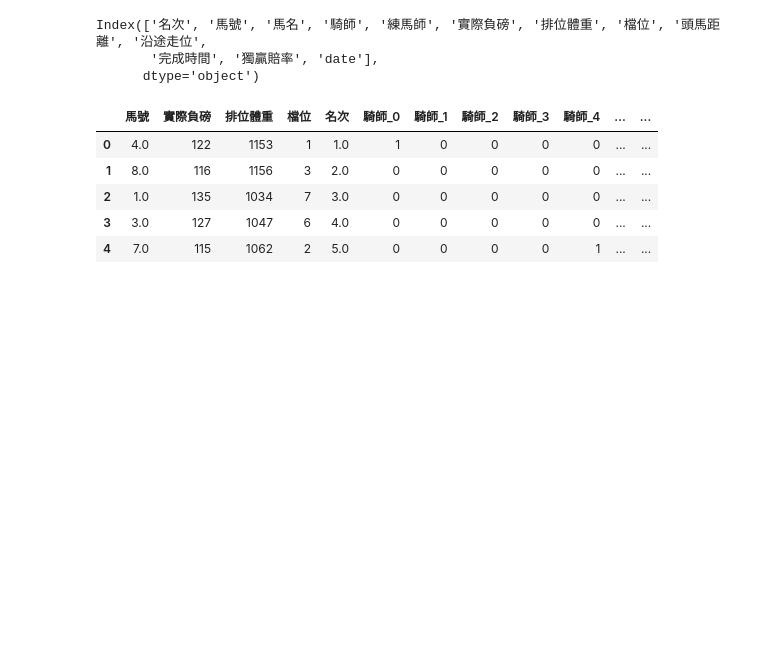
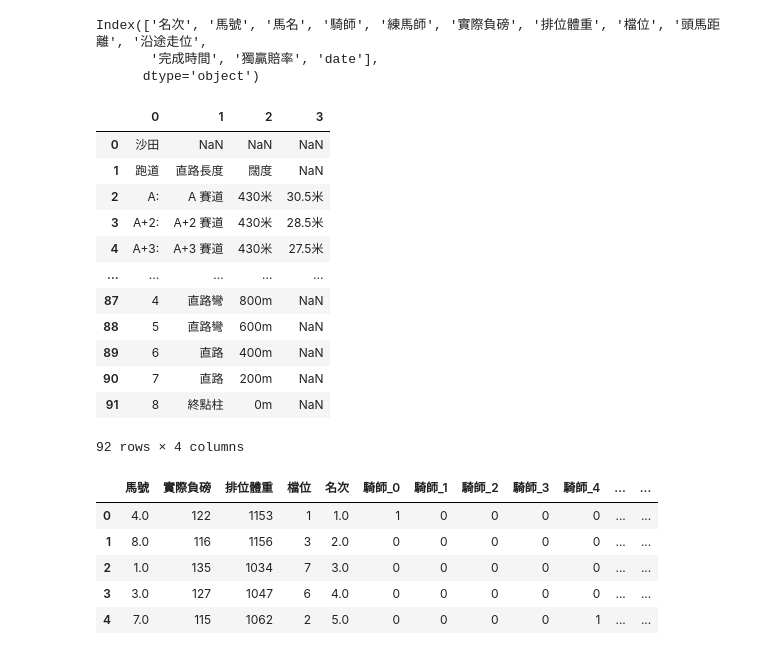
Before and after one commit to OscarLoOscar/python_Data_Science, a Jupyter notebook: GPT_4o_model.ipynb, the cells around one changed output. Cells and saved outputs as stored; diff of their text form; code cells hidden in the pictures; blank space fills up the shorter version.

```diff
--- a/GPT_4o_model.ipynb
+++ b/GPT_4o_model.ipynb
@@ -167,6 +167,28 @@ print(df.columns)
 Index(['名次', '馬號', '馬名', '騎師', '練馬師', '實際負磅', '排位體重', '檔位', '頭馬距離', '沿途走位',
        '完成時間', '獨贏賠率', 'date'],
       dtype='object')
+# %%
+# 讀取數據
+file_path = '/content/drive/My Drive/racing_course_info.xlsx'
+racing_course_info = pd.read_excel(file_path)
+
+# 顯示前幾行數據
+# print(df.head())
+display(racing_course_info)
+# %% [output]
+|  | 0 | 1 | 2 | 3 |
+| 0 | 沙田 | NaN | NaN | NaN |
+| 1 | 跑道 | 直路長度 | 闊度 | NaN |
+| 2 | A: | A 賽道 | 430米 | 30.5米 |
+| 3 | A+2: | A+2 賽道 | 430米 | 28.5米 |
+| 4 | A+3: | A+3 賽道 | 430米 | 27.5米 |
+| ... | ... | ... | ... | ... |
+| 87 | 4 | 直路彎 | 800m | NaN |
+| 88 | 5 | 直路彎 | 600m | NaN |
+| 89 | 6 | 直路 | 400m | NaN |
+| 90 | 7 | 直路 | 200m | NaN |
+| 91 | 8 | 終點柱 | 0m | NaN |
+92 rows × 4 columns
 # %%
 # Step 3: Filter the data based on '名次'
 def clean_ranking(x):
```
Also changed, not shown: parts of 1 cell of this notebook.
